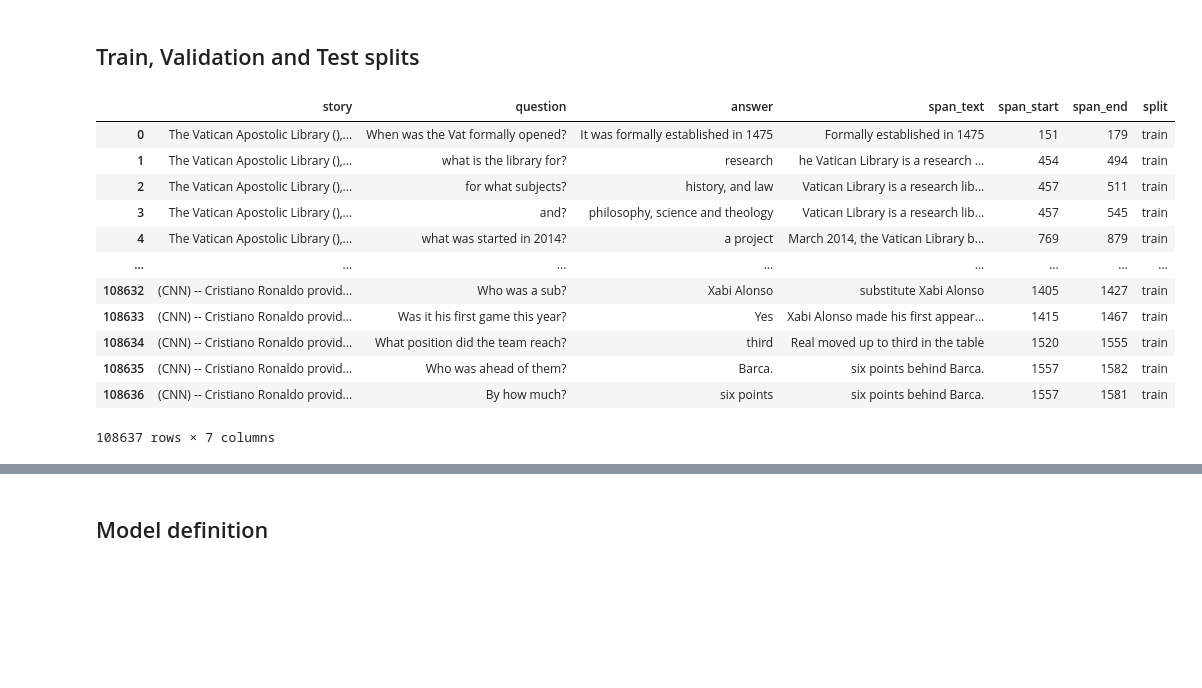
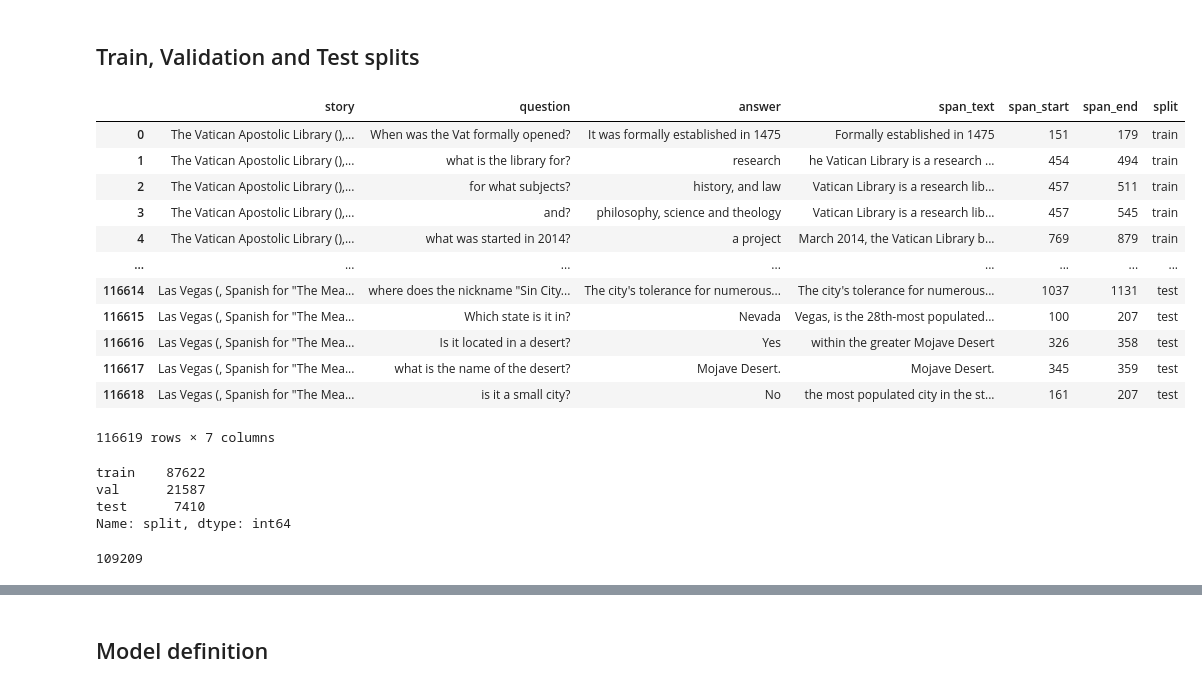
Before and after one commit to SamTheMar/Question_Answering_CoQA, a Jupyter notebook: QA_CoQA.ipynb, the cells around one changed output, grey strips where cells are left out. Drawn from its saved outputs; the diff is of its cells as text; code cells hidden in the pictures; blank space fills up the shorter version.

```diff
--- a/QA_CoQA.ipynb
+++ b/QA_CoQA.ipynb
@@ -117,3 +117,7 @@ def create_df(url):
 # %%
 df_train = create_df('./coqa/train.json')
 df_test = create_df('./coqa/test.json')
+df_train['split'] = 'train'
+df_test['split'] = 'test'
+
+df = pd.concat([df_train, df_test], ignore_index=True)
@@ -159,0 +175,4 @@ df_test = df_test.drop(index_test).reset_index(drop=True)
+# %%
+index = df.loc[(df['answer'] == 'unknown') & (df['span_text'] != 'unknown')].index
+
+df = df.drop(index).reset_index(drop=True)
@@ -245,23 +294,42 @@ Percentage of not rielaborated answers: 60.74%
 # %% [markdown]
 ## Train, Validation and Test splits
 # %%
-stories = df_train["story"].unique()
+stories = df["story"].loc[df['split'] == 'train'].unique()
 
-story_train, story_val= train_test_split(stories, test_size=0.2, random_state=seed)
-df_train['split'] = np.where(df_train['story'].isin(story_train), 'train', 'val')
+story_train, story_val = train_test_split(stories, test_size=0.2, random_state=seed)
 
-df_train
+conditions = [
+    (df['story'].isin(story_train)),
+    (df['story'].isin(story_val)),
+    (df['split'] == 'test')]
+choices = ['train', 'val', 'test']
+df['split'] = np.select(conditions, choices)
+# df['split'] = np.where(df['story'].isin(story_train), 'train', 'val')
+
+df
 # %% [output]
 |  | story | question | answer | span_text | span_start | span_end | split |
 | 0 | The Vatican Apostolic Library (),... | When was the Vat formally opened? | It was formally established in 1475 | Formally established in 1475 | 151 | 179 | train |
 | 1 | The Vatican Apostolic Library (),... | what is the library for? | research | he Vatican Library is a research ... | 454 | 494 | train |
 | 2 | The Vatican Apostolic Library (),... | for what subjects? | history, and law | Vatican Library is a research lib... | 457 | 511 | train |
 | 3 | The Vatican Apostolic Library (),... | and? | philosophy, science and theology | Vatican Library is a research lib... | 457 | 545 | train |
 | 4 | The Vatican Apostolic Library (),... | what was started in 2014? | a project | March 2014, the Vatican Library b... | 769 | 879 | train |
 | ... | ... | ... | ... | ... | ... | ... | ... |
-| 108632 | (CNN) -- Cristiano Ronaldo provid... | Who was a sub? | Xabi Alonso | substitute Xabi Alonso | 1405 | 1427 | train |
-| 108633 | (CNN) -- Cristiano Ronaldo provid... | Was it his first game this year? | Yes | Xabi Alonso made his first appear... | 1415 | 1467 | train |
-| 108634 | (CNN) -- Cristiano Ronaldo provid... | What position did the team reach? | third | Real moved up to third in the table | 1520 | 1555 | train |
-| 108635 | (CNN) -- Cristiano Ronaldo provid... | Who was ahead of them? | Barca. | six points behind Barca. | 1557 | 1582 | train |
-| 108636 | (CNN) -- Cristiano Ronaldo provid... | By how much? | six points | six points behind Barca. | 1557 | 1581 | train |
+| 116614 | Las Vegas (, Spanish for "The Mea... | where does the nickname "Sin City... | The city's tolerance for numerous... | The city's tolerance for numerous... | 1037 | 1131 | test |
+| 116615 | Las Vegas (, Spanish for "The Mea... | Which state is it in? | Nevada | Vegas, is the 28th-most populated... | 100 | 207 | test |
+| 116616 | Las Vegas (, Spanish for "The Mea... | Is it located in a desert? | Yes | within the greater Mojave Desert | 326 | 358 | test |
+| 116617 | Las Vegas (, Spanish for "The Mea... | what is the name of the desert? | Mojave Desert. | Mojave Desert. | 345 | 359 | test |
+| 116618 | Las Vegas (, Spanish for "The Mea... | is it a small city? | No | the most populated city in the st... | 161 | 207 | test |
-108637 rows × 7 columns
+116619 rows × 7 columns
+# %%
+item_counts = df["split"].value_counts()
+item_counts
+# %% [output]
+train    87622
+val      21587
+test      7410
+Name: split, dtype: int64
+# %%
+len(df.loc[(df['split'] == 'train') | (df['split'] == 'val')])
+# %% [output]
+109209
```
Also changed, not shown: parts of 19 cells of this notebook.
